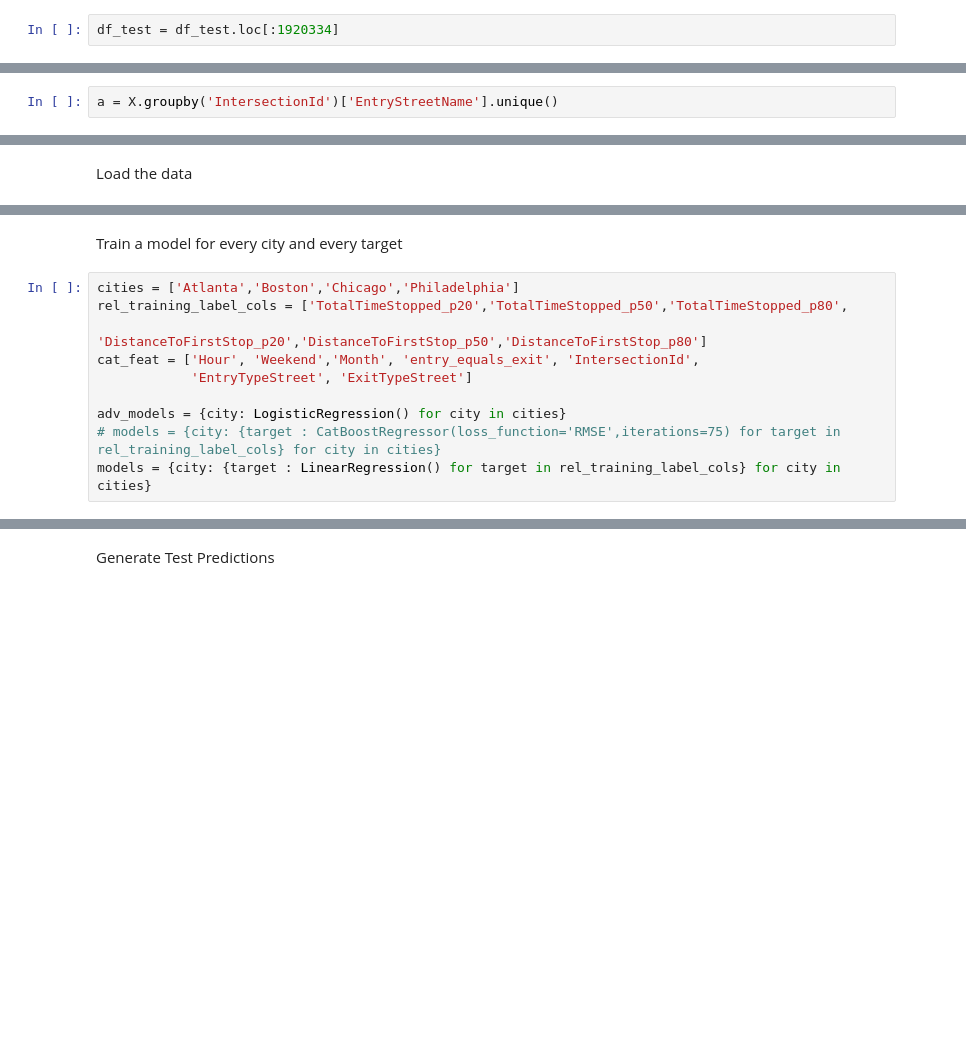
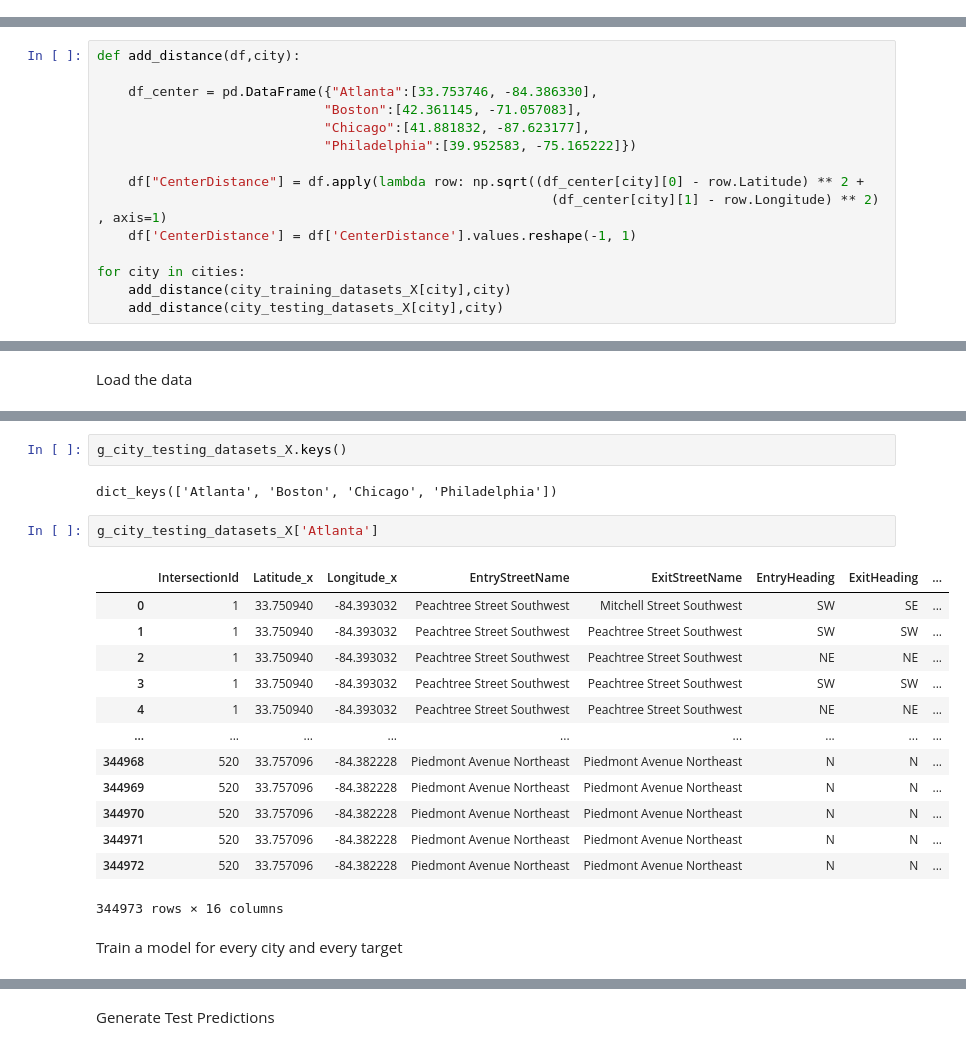
Before and after one commit to Geffen-Cooper/Applied_ML_Project, a Jupyter notebook: exploration/basic_features.ipynb, the cells around one changed output, grey strips where cells are left out. Drawn from its saved outputs; the diff is of its cells as text; blank space fills up the shorter version.

```diff
--- a/exploration/basic_features.ipynb
+++ b/exploration/basic_features.ipynb
@@ -32,5 +35,3 @@ Drop the ones not needed for submission
-# %%
-df_test = df_test.loc[:1920334]
 # %% [markdown]
 Separate Labels and Features
 # %%
@@ -153,2 +151,0 @@ X = city_training_datasets_X['Atlanta']
-# %%
-a = X.groupby('IntersectionId')['EntryStreetName'].unique()
@@ -160,3 +169,18 @@ array(['Peachtree Street Southwest', 'Mitchell Street Southwest'],
+# %%
+def add_distance(df,city):
+
+    df_center = pd.DataFrame({"Atlanta":[33.753746, -84.386330],
+                             "Boston":[42.361145, -71.057083],
+                             "Chicago":[41.881832, -87.623177],
+                             "Philadelphia":[39.952583, -75.165222]})
+
+    df["CenterDistance"] = df.apply(lambda row: np.sqrt((df_center[city][0] - row.Latitude) ** 2 +
+                                                          (df_center[city][1] - row.Longitude) ** 2) , axis=1)
+    df['CenterDistance'] = df['CenterDistance'].values.reshape(-1, 1)
+
+for city in cities:
+    add_distance(city_training_datasets_X[city],city)
+    add_distance(city_testing_datasets_X[city],city)
 # %% [markdown]
 Standardize the Longitude and Latitude
 # %%
@@ -280,12 +312,22 @@ with open('../data/basic_testing_X.pickle', 'rb') as handle:
+# %%
+g_city_testing_datasets_X.keys()
+# %% [output]
+dict_keys(['Atlanta', 'Boston', 'Chicago', 'Philadelphia'])
+# %%
+g_city_testing_datasets_X['Atlanta']
+# %% [output]
+|  | IntersectionId | Latitude_x | Longitude_x | EntryStreetName | ExitStreetName | EntryHeading | ExitHeading | ... |
+| 0 | 1 | 33.750940 | -84.393032 | Peachtree Street Southwest | Mitchell Street Southwest | SW | SE | ... |
+| 1 | 1 | 33.750940 | -84.393032 | Peachtree Street Southwest | Peachtree Street Southwest | SW | SW | ... |
+| 2 | 1 | 33.750940 | -84.393032 | Peachtree Street Southwest | Peachtree Street Southwest | NE | NE | ... |
+| 3 | 1 | 33.750940 | -84.393032 | Peachtree Street Southwest | Peachtree Street Southwest | SW | SW | ... |
+| 4 | 1 | 33.750940 | -84.393032 | Peachtree Street Southwest | Peachtree Street Southwest | NE | NE | ... |
+| ... | ... | ... | ... | ... | ... | ... | ... | ... |
+| 344968 | 520 | 33.757096 | -84.382228 | Piedmont Avenue Northeast | Piedmont Avenue Northeast | N | N | ... |
+| 344969 | 520 | 33.757096 | -84.382228 | Piedmont Avenue Northeast | Piedmont Avenue Northeast | N | N | ... |
+| 344970 | 520 | 33.757096 | -84.382228 | Piedmont Avenue Northeast | Piedmont Avenue Northeast | N | N | ... |
+| 344971 | 520 | 33.757096 | -84.382228 | Piedmont Avenue Northeast | Piedmont Avenue Northeast | N | N | ... |
+| 344972 | 520 | 33.757096 | -84.382228 | Piedmont Avenue Northeast | Piedmont Avenue Northeast | N | N | ... |
+344973 rows × 16 columns
 # %% [markdown]
 Train a model for every city and every target
-# %%
-cities = ['Atlanta','Boston','Chicago','Philadelphia']
-rel_training_label_cols = ['TotalTimeStopped_p20','TotalTimeStopped_p50','TotalTimeStopped_p80',
-                       'DistanceToFirstStop_p20','DistanceToFirstStop_p50','DistanceToFirstStop_p80']
-cat_feat = ['Hour', 'Weekend','Month', 'entry_equals_exit', 'IntersectionId',
-            'EntryTypeStreet', 'ExitTypeStreet']
-
-adv_models = {city: LogisticRegression() for city in cities}
-# models = {city: {target : CatBoostRegressor(loss_function='RMSE',iterations=75) for target in rel_training_label_cols} for city in cities}
-models = {city: {target : LinearRegression() for target in rel_training_label_cols} for city in cities}
```
Also changed, not shown: parts of 44 cells of this notebook, 5 other files.
